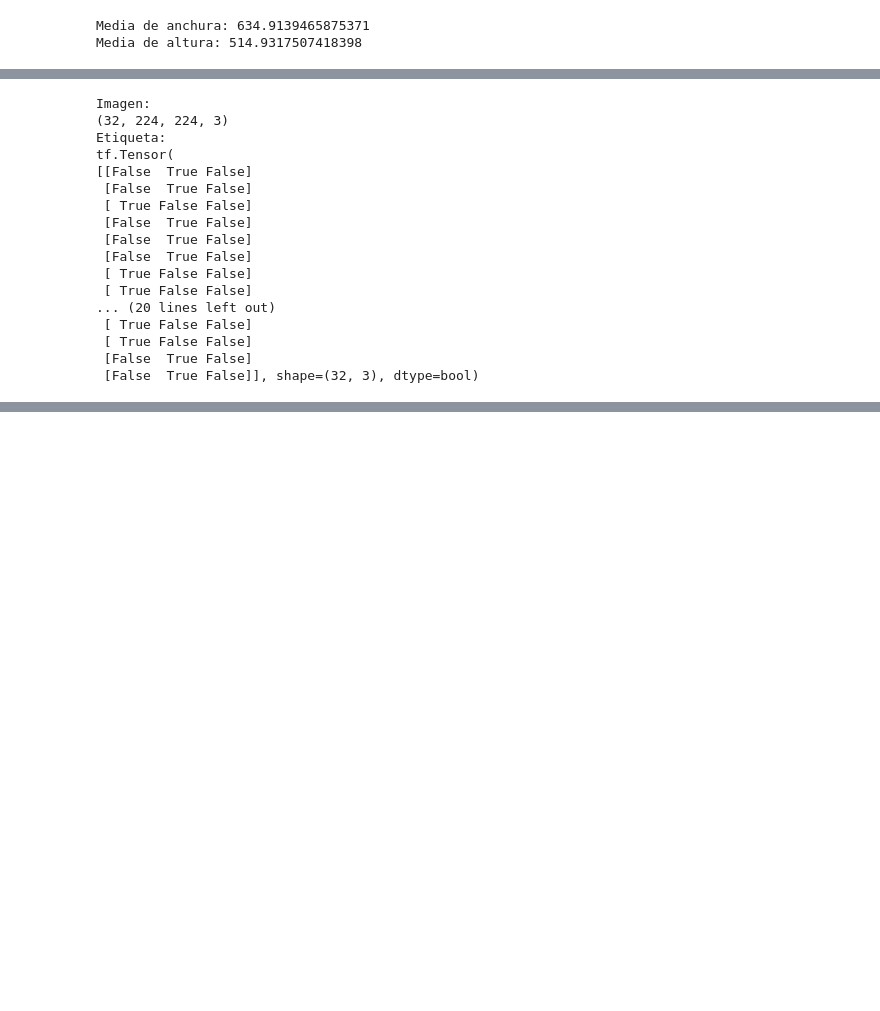
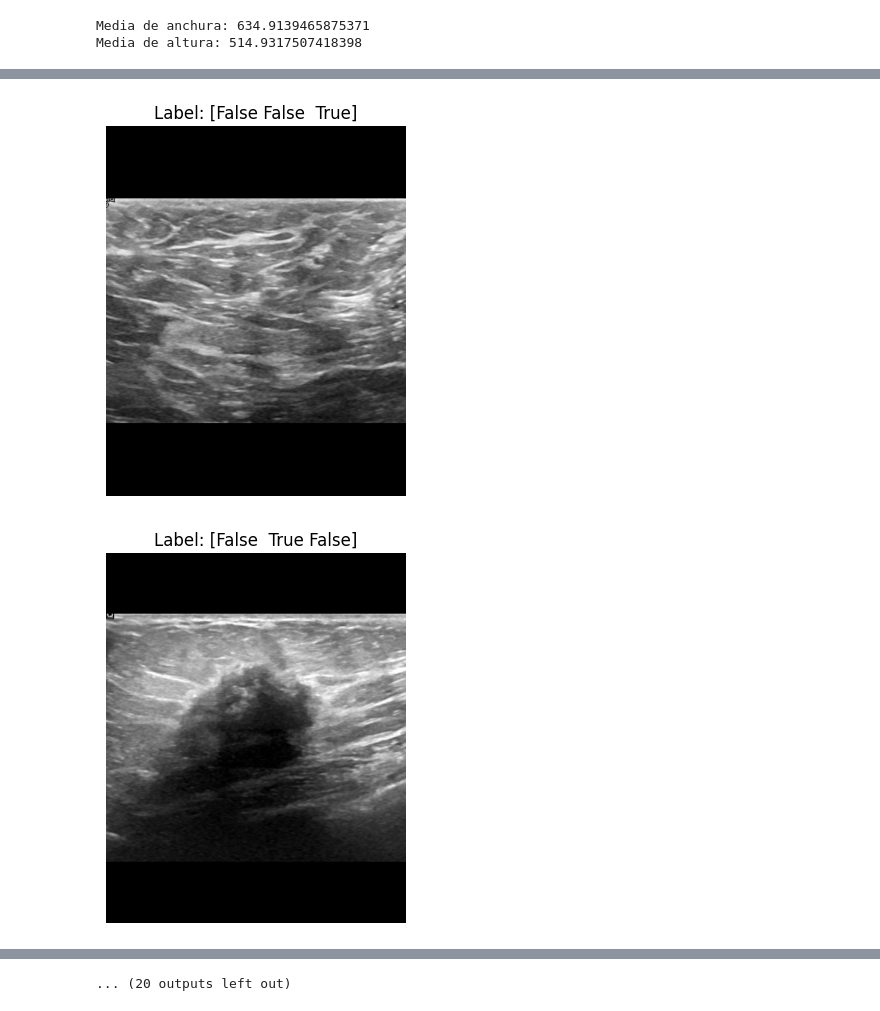
Before and after one commit to 288756/VisArtificial, a Jupyter notebook: Miniproyecto.ipynb, the cells around one changed output, grey strips where cells are left out. Drawn from its saved outputs; the diff is of its cells as text; code cells hidden in the pictures; blank space fills up the shorter version.

```diff
--- a/Miniproyecto.ipynb
+++ b/Miniproyecto.ipynb
@@ -173,30 +163,18 @@ Número de lotes del conjunto de test: 2
-# %%
-# Crear un iterador sobre el dataset
-dataset_iterator = iter(train_dataset)
-
-# Obtener el primer elemento del dataset
-sample_image,  sample_label = next(dataset_iterator)
-
-# Imprimir la forma y el tipo de los datos
-print("Imagen:")
-print(sample_image.shape)
-print("Etiqueta:")
-print(sample_label)
-# %% [output]
-Imagen:
-(32, 224, 224, 3)
-Etiqueta:
-tf.Tensor(
-[[False  True False]
- [False  True False]
- [ True False False]
- [False  True False]
- [False  True False]
- [False  True False]
- [ True False False]
- [ True False False]
-... (20 lines left out)
- [ True False False]
- [ True False False]
- [False  True False]
- [False  True False]], shape=(32, 3), dtype=bool)
+# %%
+import matplotlib.pyplot as plt
+
+# Obtener un lote del conjunto de entrenamiento
+for images, labels in train_dataset.take(1):
+    # Mostrar solo las primeras 5 imágenes del lote
+    for i in range(32):
+        image = images[i]  # Obtener una imagen del lote
+        label = labels[i]  # Obtener la etiqueta correspondiente
+
+        # Mostrar la imagen
+        plt.imshow(image)
+        plt.title(f'Label: {label.numpy()}')
+        plt.axis('off')
+        plt.show()
+# %% [output]
+[figure, added]
+[figure, added]
@@ -203 +191,2 @@ tf.Tensor(
+... (20 outputs left out)
 # %%
```
Also changed, not shown: parts of 6 cells of this notebook.
